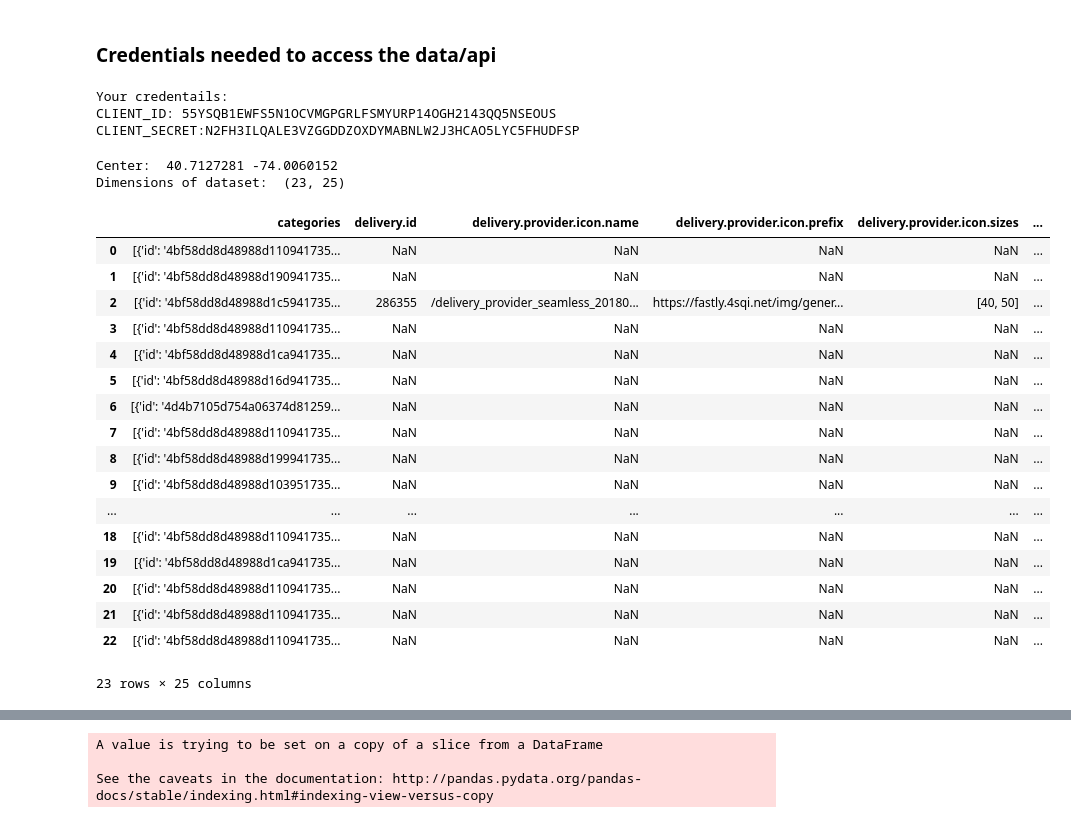
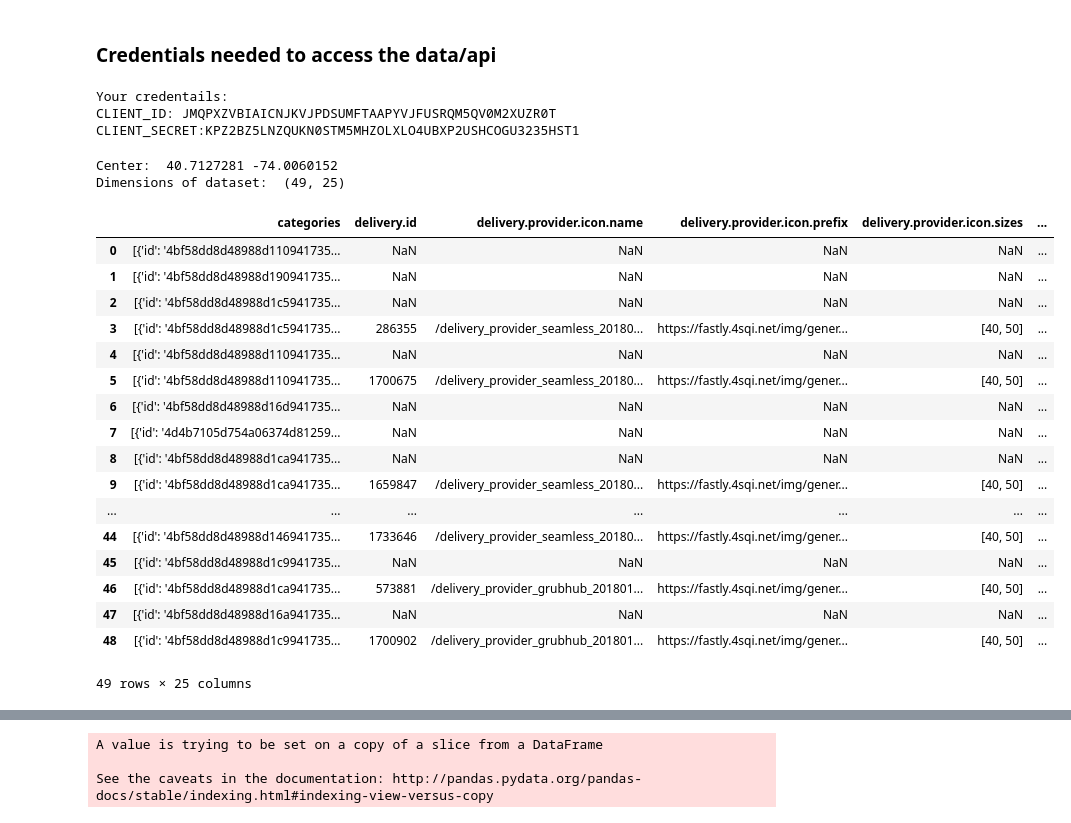
Before and after one commit to bhernandez45/capstone_project, a Jupyter notebook: ds_capstone_final_project.ipynb, the cells around one changed output, grey strips where cells are left out. Cells and saved outputs as stored; diff of their text form; code cells hidden in the pictures.

```diff
--- a/ds_capstone_final_project.ipynb
+++ b/ds_capstone_final_project.ipynb
@@ -111,65 +111,66 @@ Executing transaction: done
 # %% [markdown]
 ### Credentials needed to access the data/api
 # %%
-CLIENT_ID = '55YSQB1EWFS5N1OCVMGPGRLFSMYURP14OGH2143QQ5NSEOUS' # your Foursquare ID
-CLIENT_SECRET = 'N2FH3ILQALE3VZGGDDZOXDYMABNLW2J3HCAO5LYC5FHUDFSP' # your Foursquare Secret
+CLIENT_ID = 'JMQPXZVBIAICNJKVJPDSUMFTAAPYVJFUSRQM5QV0M2XUZR0T' # your Foursquare ID
+CLIENT_SECRET = 'KPZ2BZ5LNZQUKN0STM5MHZOLXLO4UBXP2USHCOGU3235HST1' # your Foursquare Secret
+
 VERSION = '20180604'
-LIMIT = 1000
+LIMIT = 10000
 print('Your credentails:')
 print('CLIENT_ID: ' + CLIENT_ID)
 print('CLIENT_SECRET:' + CLIENT_SECRET)
 # %% [output]
 Your credentails:
-CLIENT_ID: 55YSQB1EWFS5N1OCVMGPGRLFSMYURP14OGH2143QQ5NSEOUS
-CLIENT_SECRET:N2FH3ILQALE3VZGGDDZOXDYMABNLW2J3HCAO5LYC5FHUDFSP
+CLIENT_ID: JMQPXZVBIAICNJKVJPDSUMFTAAPYVJFUSRQM5QV0M2XUZR0T
+CLIENT_SECRET:KPZ2BZ5LNZQUKN0STM5MHZOLXLO4UBXP2USHCOGU3235HST1
 # %%
 address = 'New York, NY'
 
 geolocator = Nominatim(user_agent="foursquare_agent")
 location = geolocator.geocode(address)
 latitude = location.latitude
 longitude = location.longitude
 print('Center: ',latitude, longitude)
 
 #Defining Search Query
 search_query = 'Italian'
-radius = 1000
+radius = 40000
 
 #full url to use
 url = 'https://api.foursquare.com/v2/venues/search?client_id={}&client_secret={}&ll={},{}&v={}&query={}&radius={}&limit={}'.format(CLIENT_ID, CLIENT_SECRET, latitude, longitude, VERSION, search_query, radius, LIMIT)
 
 #getting results from web
 results = requests.get(url).json()
 
 # assign relevant part of JSON to venues
 venues = results['response']['venues']
 
 # tranform venues into a dataframe and preview dataframe
 df = json_normalize(venues)
 #dimensions
 print('Dimensions of dataset: ',df.shape)
 df
 # %% [output]
 Center:  40.7127281 -74.0060152
-Dimensions of dataset:  (23, 25)
+Dimensions of dataset:  (49, 25)
 |  | categories | delivery.id | delivery.provider.icon.name | delivery.provider.icon.prefix | delivery.provider.icon.sizes | ... |
 | 0 | [{'id': '4bf58dd8d48988d110941735... | NaN | NaN | NaN | NaN | ... |
 | 1 | [{'id': '4bf58dd8d48988d190941735... | NaN | NaN | NaN | NaN | ... |
-| 2 | [{'id': '4bf58dd8d48988d1c5941735... | 286355 | /delivery_provider_seamless_20180... | https://fastly.4sqi.net/img/gener... | [40, 50] | ... |
-| 3 | [{'id': '4bf58dd8d48988d110941735... | NaN | NaN | NaN | NaN | ... |
-| 4 | [{'id': '4bf58dd8d48988d1ca941735... | NaN | NaN | NaN | NaN | ... |
-| 5 | [{'id': '4bf58dd8d48988d16d941735... | NaN | NaN | NaN | NaN | ... |
-| 6 | [{'id': '4d4b7105d754a06374d81259... | NaN | NaN | NaN | NaN | ... |
-| 7 | [{'id': '4bf58dd8d48988d110941735... | NaN | NaN | NaN | NaN | ... |
-| 8 | [{'id': '4bf58dd8d48988d199941735... | NaN | NaN | NaN | NaN | ... |
-| 9 | [{'id': '4bf58dd8d48988d103951735... | NaN | NaN | NaN | NaN | ... |
+| 2 | [{'id': '4bf58dd8d48988d1c5941735... | NaN | NaN | NaN | NaN | ... |
+| 3 | [{'id': '4bf58dd8d48988d1c5941735... | 286355 | /delivery_provider_seamless_20180... | https://fastly.4sqi.net/img/gener... | [40, 50] | ... |
+| 4 | [{'id': '4bf58dd8d48988d110941735... | NaN | NaN | NaN | NaN | ... |
+| 5 | [{'id': '4bf58dd8d48988d110941735... | 1700675 | /delivery_provider_seamless_20180... | https://fastly.4sqi.net/img/gener... | [40, 50] | ... |
+| 6 | [{'id': '4bf58dd8d48988d16d941735... | NaN | NaN | NaN | NaN | ... |
+| 7 | [{'id': '4d4b7105d754a06374d81259... | NaN | NaN | NaN | NaN | ... |
+| 8 | [{'id': '4bf58dd8d48988d1ca941735... | NaN | NaN | NaN | NaN | ... |
+| 9 | [{'id': '4bf58dd8d48988d1ca941735... | 1659847 | /delivery_provider_seamless_20180... | https://fastly.4sqi.net/img/gener... | [40, 50] | ... |
 | ... | ... | ... | ... | ... | ... | ... |
-| 18 | [{'id': '4bf58dd8d48988d110941735... | NaN | NaN | NaN | NaN | ... |
-| 19 | [{'id': '4bf58dd8d48988d1ca941735... | NaN | NaN | NaN | NaN | ... |
-| 20 | [{'id': '4bf58dd8d48988d110941735... | NaN | NaN | NaN | NaN | ... |
-| 21 | [{'id': '4bf58dd8d48988d110941735... | NaN | NaN | NaN | NaN | ... |
-| 22 | [{'id': '4bf58dd8d48988d110941735... | NaN | NaN | NaN | NaN | ... |
+| 44 | [{'id': '4bf58dd8d48988d146941735... | 1733646 | /delivery_provider_seamless_20180... | https://fastly.4sqi.net/img/gener... | [40, 50] | ... |
+| 45 | [{'id': '4bf58dd8d48988d1c9941735... | NaN | NaN | NaN | NaN | ... |
+| 46 | [{'id': '4bf58dd8d48988d1ca941735... | 573881 | /delivery_provider_grubhub_201801... | https://fastly.4sqi.net/img/gener... | [40, 50] | ... |
+| 47 | [{'id': '4bf58dd8d48988d16a941735... | NaN | NaN | NaN | NaN | ... |
+| 48 | [{'id': '4bf58dd8d48988d1c9941735... | 1700902 | /delivery_provider_grubhub_201801... | https://fastly.4sqi.net/img/gener... | [40, 50] | ... |
-23 rows × 25 columns
+49 rows × 25 columns
 # %%
 # keep only columns that include venue name, and anything that is associated with location
 filtered_columns = ['name', 'categories'] + [col for col in df.columns if col.startswith('location.')] + ['id']
```
Also changed, not shown: parts of 15 cells of this notebook.
